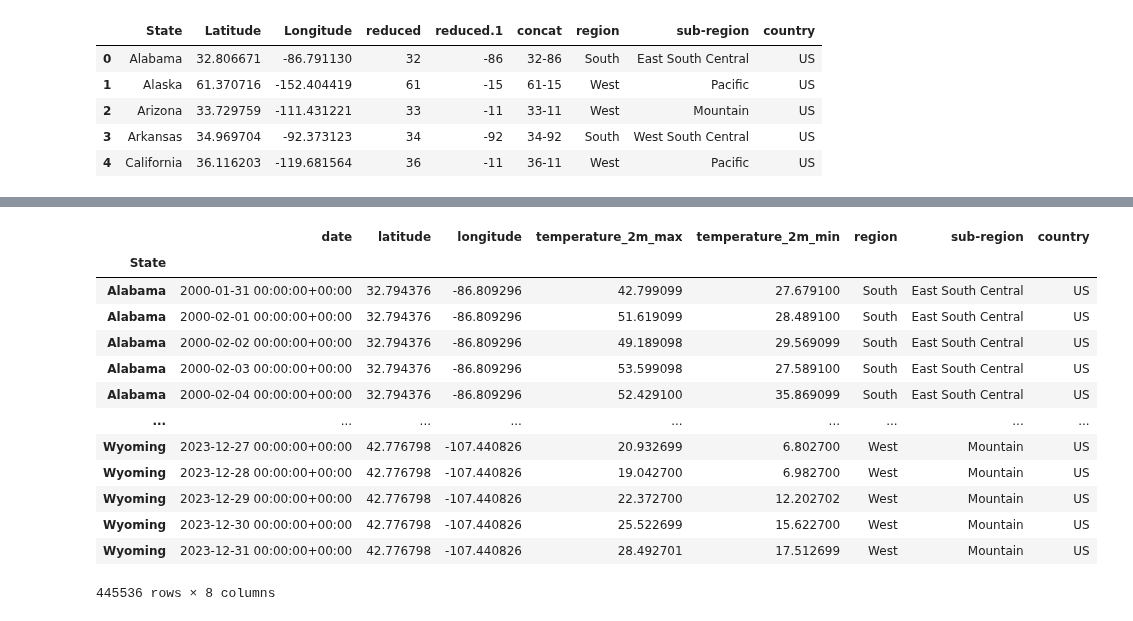
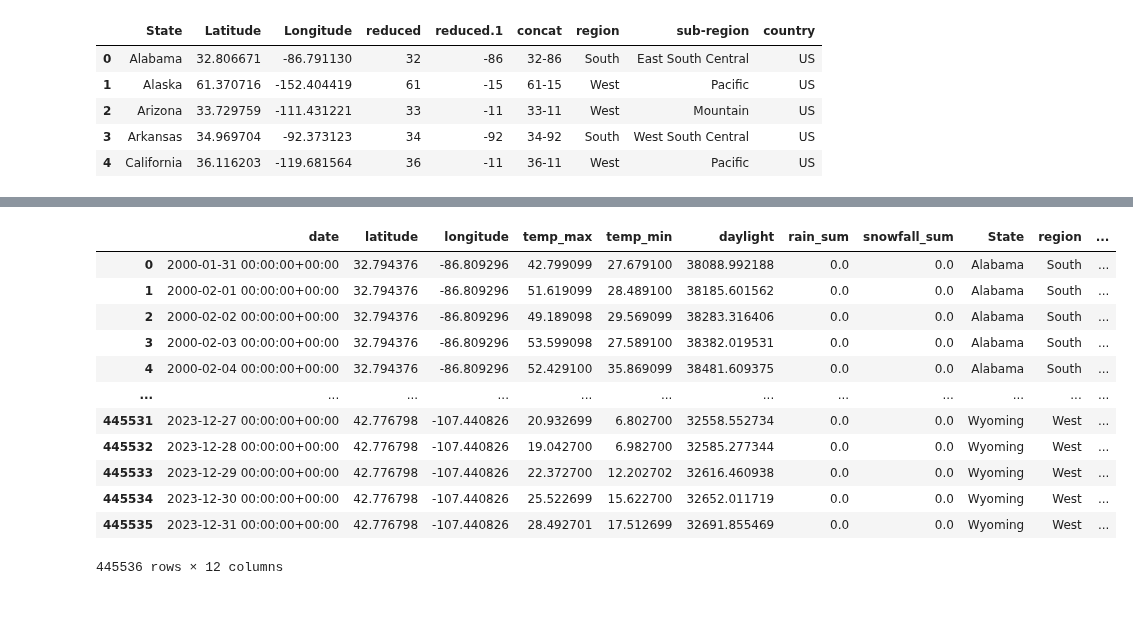
Before and after one commit to fraserclaire/Group3_Project4, a Jupyter notebook: pete files/capstone_project.ipynb, the cells around one changed output, grey strips where cells are left out. Saved outputs shown, nothing was run; the diff lists cells and outputs as text; code cells hidden in the pictures.

```diff
--- a/pete files/capstone_project.ipynb
+++ b/pete files/capstone_project.ipynb
@@ -31,7 +31,7 @@ params = {
     "start_date": "2000-01-31",
     "end_date": "2023-12-31",
     "hourly": "temperature_2m",
-    "daily": ["temperature_2m_max", "temperature_2m_min"],
+    "daily": ["temperature_2m_max", "temperature_2m_min", "daylight_duration", "rain_sum", "snowfall_sum"],
     "temperature_unit": "fahrenheit",
     "wind_speed_unit": "mph",
     "precipitation_unit": "inch"
@@ -62,6 +62,10 @@ for response in responses:
     daily = response.Daily()
     daily_temperature_2m_max = daily.Variables(0).ValuesAsNumpy()
     daily_temperature_2m_min = daily.Variables(1).ValuesAsNumpy()
+    daily_daylight_duration = daily.Variables(2).ValuesAsNumpy()
+    daily_rain_sum = daily.Variables(3).ValuesAsNumpy()
+    daily_snowfall_sum = daily.Variables(4).ValuesAsNumpy()
+
     daily_data = {
         "date": pd.date_range(
             start=pd.to_datetime(daily.Time(), unit="s", utc=True),
@@ -71,8 +75,14 @@ for response in responses:
         ),
         "latitude": response.Latitude(),
         "longitude": response.Longitude(),
-        "temperature_2m_max": daily_temperature_2m_max,
-        "temperature_2m_min": daily_temperature_2m_min
+        "temp_max": daily_temperature_2m_max,
+        "temp_min": daily_temperature_2m_min,
+
+        "daylight": daily_daylight_duration,
+        "rain_sum": daily_rain_sum,
+        "snowfall_sum": daily_snowfall_sum
+
+
     }
     daily_dataframes.append(pd.DataFrame(data=daily_data))
 
@@ -121,5 +130,5 @@ daily_dataframe
 # %%
-state_merge = pd.read_csv("C:/Github/Group3_Project4/pete files/state weather csv/state lat lon.csv")
+state_merge = pd.read_csv("C:/Github/Group3_Project4/pete files/pete_resources/state lat lon.csv")
 state_merge.head()
 # %% [output]
 |  | State | Latitude | Longitude | reduced | reduced.1 | concat | region | sub-region | country |
@@ -148,19 +150,18 @@ merged_weather
 # %%
 weather = merged_weather.drop(columns = ['lat', 'lon', 'concat', 'Latitude', 'Longitude', 'reduced','reduced.1'])
-weather.set_index('State', inplace=True)
+# weather.set_index('State', inplace=True)
 weather
 # %% [output]
-|  | date | latitude | longitude | temperature_2m_max | temperature_2m_min | region | sub-region | country |
-| State |  |  |  |  |  |  |  |  |
-| Alabama | 2000-01-31 00:00:00+00:00 | 32.794376 | -86.809296 | 42.799099 | 27.679100 | South | East South Central | US |
-| Alabama | 2000-02-01 00:00:00+00:00 | 32.794376 | -86.809296 | 51.619099 | 28.489100 | South | East South Central | US |
-| Alabama | 2000-02-02 00:00:00+00:00 | 32.794376 | -86.809296 | 49.189098 | 29.569099 | South | East South Central | US |
-| Alabama | 2000-02-03 00:00:00+00:00 | 32.794376 | -86.809296 | 53.599098 | 27.589100 | South | East South Central | US |
-| Alabama | 2000-02-04 00:00:00+00:00 | 32.794376 | -86.809296 | 52.429100 | 35.869099 | South | East South Central | US |
-| ... | ... | ... | ... | ... | ... | ... | ... | ... |
-| Wyoming | 2023-12-27 00:00:00+00:00 | 42.776798 | -107.440826 | 20.932699 | 6.802700 | West | Mountain | US |
-| Wyoming | 2023-12-28 00:00:00+00:00 | 42.776798 | -107.440826 | 19.042700 | 6.982700 | West | Mountain | US |
-| Wyoming | 2023-12-29 00:00:00+00:00 | 42.776798 | -107.440826 | 22.372700 | 12.202702 | West | Mountain | US |
-| Wyoming | 2023-12-30 00:00:00+00:00 | 42.776798 | -107.440826 | 25.522699 | 15.622700 | West | Mountain | US |
-| Wyoming | 2023-12-31 00:00:00+00:00 | 42.776798 | -107.440826 | 28.492701 | 17.512699 | West | Mountain | US |
+|  | date | latitude | longitude | temp_max | temp_min | daylight | rain_sum | snowfall_sum | State | region | ... |
+| 0 | 2000-01-31 00:00:00+00:00 | 32.794376 | -86.809296 | 42.799099 | 27.679100 | 38088.992188 | 0.0 | 0.0 | Alabama | South | ... |
+| 1 | 2000-02-01 00:00:00+00:00 | 32.794376 | -86.809296 | 51.619099 | 28.489100 | 38185.601562 | 0.0 | 0.0 | Alabama | South | ... |
+| 2 | 2000-02-02 00:00:00+00:00 | 32.794376 | -86.809296 | 49.189098 | 29.569099 | 38283.316406 | 0.0 | 0.0 | Alabama | South | ... |
+| 3 | 2000-02-03 00:00:00+00:00 | 32.794376 | -86.809296 | 53.599098 | 27.589100 | 38382.019531 | 0.0 | 0.0 | Alabama | South | ... |
+| 4 | 2000-02-04 00:00:00+00:00 | 32.794376 | -86.809296 | 52.429100 | 35.869099 | 38481.609375 | 0.0 | 0.0 | Alabama | South | ... |
+| ... | ... | ... | ... | ... | ... | ... | ... | ... | ... | ... | ... |
+| 445531 | 2023-12-27 00:00:00+00:00 | 42.776798 | -107.440826 | 20.932699 | 6.802700 | 32558.552734 | 0.0 | 0.0 | Wyoming | West | ... |
+| 445532 | 2023-12-28 00:00:00+00:00 | 42.776798 | -107.440826 | 19.042700 | 6.982700 | 32585.277344 | 0.0 | 0.0 | Wyoming | West | ... |
+| 445533 | 2023-12-29 00:00:00+00:00 | 42.776798 | -107.440826 | 22.372700 | 12.202702 | 32616.460938 | 0.0 | 0.0 | Wyoming | West | ... |
+| 445534 | 2023-12-30 00:00:00+00:00 | 42.776798 | -107.440826 | 25.522699 | 15.622700 | 32652.011719 | 0.0 | 0.0 | Wyoming | West | ... |
+| 445535 | 2023-12-31 00:00:00+00:00 | 42.776798 | -107.440826 | 28.492701 | 17.512699 | 32691.855469 | 0.0 | 0.0 | Wyoming | West | ... |
-445536 rows × 8 columns
+445536 rows × 12 columns
```
Also changed, not shown: parts of 28 cells of this notebook, 6 other files.
